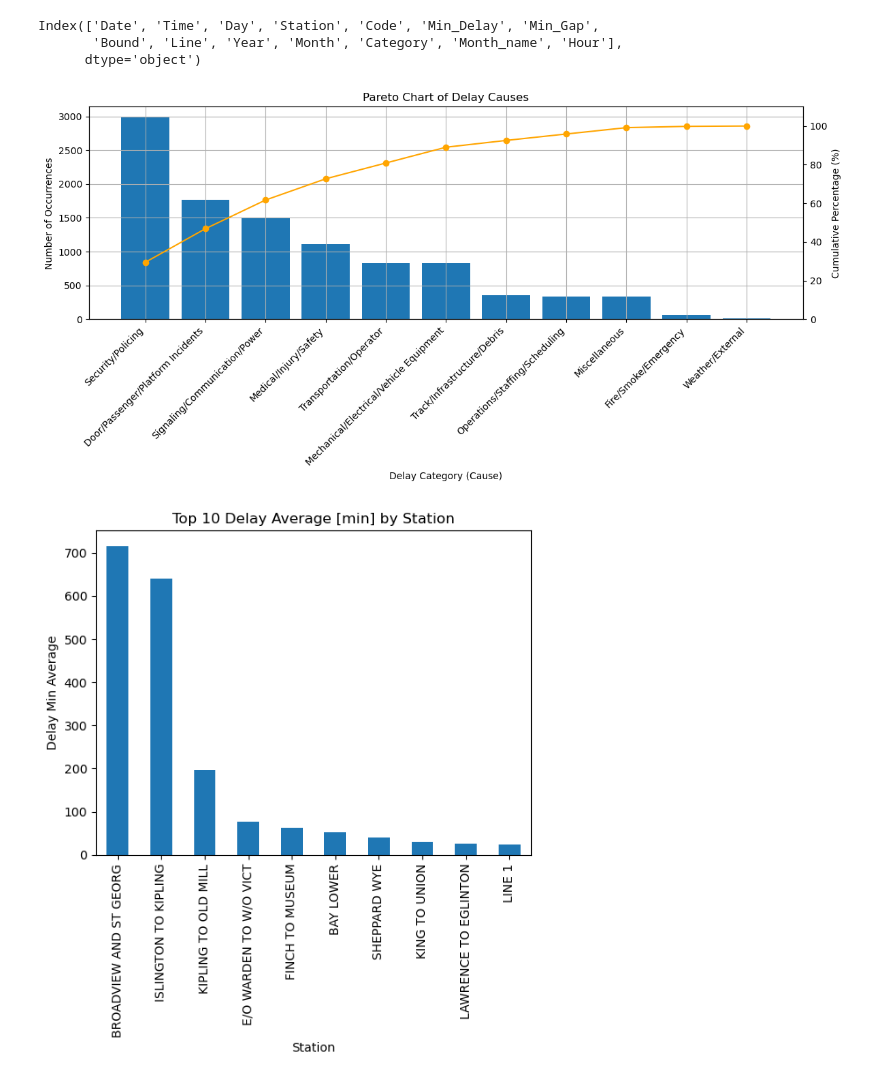
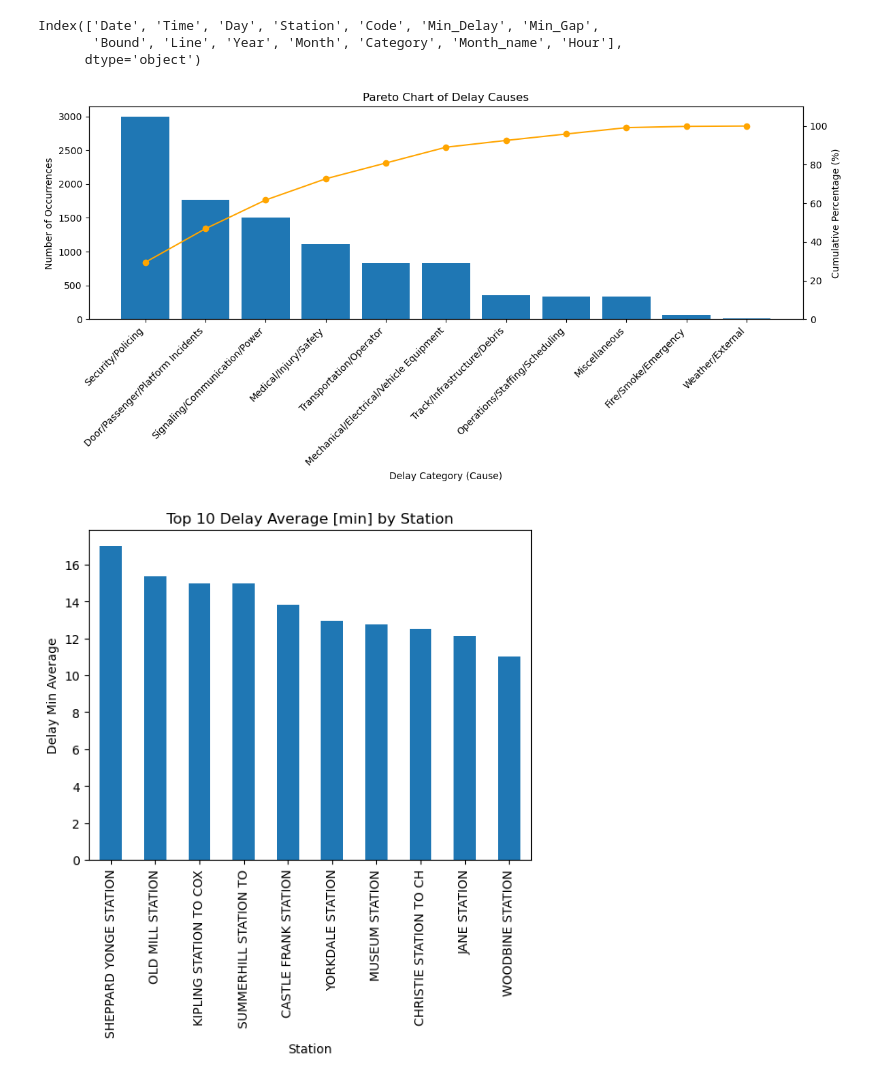
Before and after one commit to jcpeinado/Team_Project-TTC_Delays, a Jupyter notebook: 03_analysis_and_results/01_clean_data_analysis.ipynb, the cells around one changed output. Saved outputs shown, nothing was run; the diff lists cells and outputs as text; code cells hidden in the pictures.

```diff
--- a/03_analysis_and_results/01_clean_data_analysis.ipynb
+++ b/03_analysis_and_results/01_clean_data_analysis.ipynb
@@ -119,7 +119,7 @@ fig, ax = plt.subplots(figsize=(12, 6))
 ax.bar(category_counts.index, category_counts.values)
 ax.set_xlabel("Delay Category (Cause)")
 ax.set_ylabel("Number of Occurrences")
-ax.grid()
+#ax.grid()
 # Plot the cumulative percentage on a secondary y-axis
 ax2 = ax.twinx()
 ax2.plot(category_counts.index, cumulative_percentage, marker='o', color='orange')
@@ -141,15 +141,15 @@ plt.tight_layout()
 # Display the chart
 plt.show()
 # %% [output]
-[figure, old version]
+[figure, new version]
 # %%
-
-delay_sation_counts = df_delay.groupby("Station")["Min_Delay"].mean().sort_values(ascending=False).head(10)
+df_delay_filter = df_delay[df_delay['Station'].str.contains('STATION', case=False, na=False)]
+delay_station_counts= df_delay_filter.groupby("Station")["Min_Delay"].mean().sort_values(ascending=False).head(10)
 plt.figure()
-delay_sation_counts.plot(kind="bar")
+delay_station_counts.plot(kind="bar")
 plt.title("Top 10 Delay Average [min] by Station")
 plt.xlabel("Station")
 plt.ylabel("Delay Min Average")
 plt.show()
 # %% [output]
-[figure, old version]
+[figure, new version]
```
Also changed, not shown: parts of 1 cell of this notebook, 6 other files.
